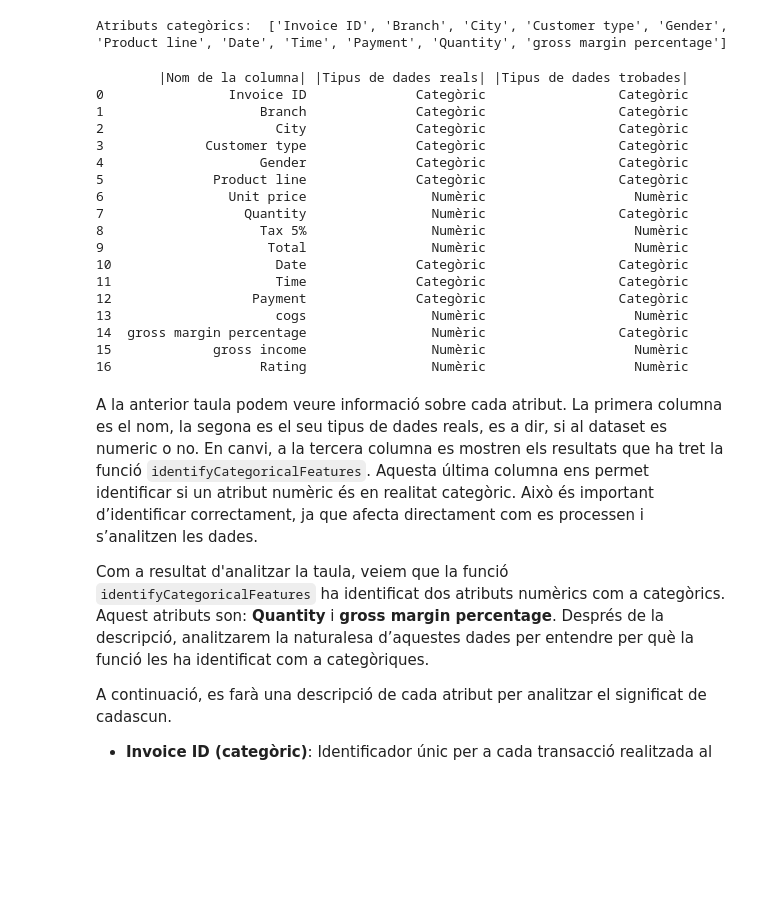
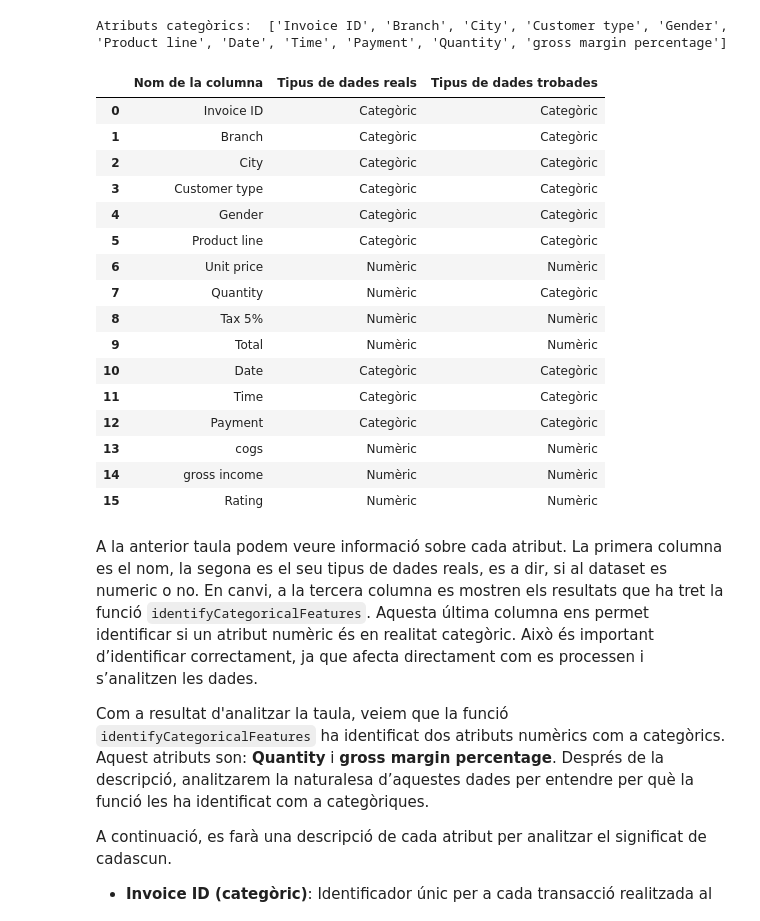
Before and after one commit to gabozan/Predictive-Modeling-on-Supermarket-Sales, a Jupyter notebook: supermarket_sales.ipynb, the cells around one changed output. Saved outputs shown, nothing was run; the diff lists cells and outputs as text; code cells hidden in the pictures; blank space fills up the shorter version.

```diff
--- a/supermarket_sales.ipynb
+++ b/supermarket_sales.ipynb
@@ -87,30 +87,29 @@ print("Atributs categòrics: ", atributsCategoricsIdentify)
 Atributs categòrics:  ['Invoice ID', 'Branch', 'City', 'Customer type', 'Gender', 'Product line', 'Date', 'Time', 'Payment', 'Quantity', 'gross margin percentage']
 # %%
 descripcio = pd.DataFrame({
-    "|Nom de la columna|": dataset.columns,
-    "|Tipus de dades reals|": ["Categòric" if str(dtype) == "object" else "Numèric" for dtype in dataset.dtypes],
-    "|Tipus de dades trobades|": ["Categòric" if col in atributsCategoricsIdentify else "Numèric" for col in dataset.columns]
+    "Nom de la columna": dataset.columns,
+    "Tipus de dades reals": ["Categòric" if str(dtype) == "object" else "Numèric" for dtype in dataset.dtypes],
+    "Tipus de dades trobades": ["Categòric" if col in atributsCategoricsIdentify else "Numèric" for col in dataset.columns]
 })
-print(descripcio)
+descripcio
 # %% [output]
-        |Nom de la columna| |Tipus de dades reals| |Tipus de dades trobades|
-0                Invoice ID              Categòric                 Categòric
-1                    Branch              Categòric                 Categòric
-2                      City              Categòric                 Categòric
-3             Customer type              Categòric                 Categòric
-4                    Gender              Categòric                 Categòric
-5              Product line              Categòric                 Categòric
-6                Unit price                Numèric                   Numèric
-7                  Quantity                Numèric                 Categòric
-8                    Tax 5%                Numèric                   Numèric
-9                     Total                Numèric                   Numèric
-10                     Date              Categòric                 Categòric
-11                     Time              Categòric                 Categòric
-12                  Payment              Categòric                 Categòric
-13                     cogs                Numèric                   Numèric
-14  gross margin percentage                Numèric                 Categòric
-15             gross income                Numèric                   Numèric
-16                   Rating                Numèric                   Numèric
+|  | Nom de la columna | Tipus de dades reals | Tipus de dades trobades |
+| 0 | Invoice ID | Categòric | Categòric |
+| 1 | Branch | Categòric | Categòric |
+| 2 | City | Categòric | Categòric |
+| 3 | Customer type | Categòric | Categòric |
+| 4 | Gender | Categòric | Categòric |
+| 5 | Product line | Categòric | Categòric |
+| 6 | Unit price | Numèric | Numèric |
+| 7 | Quantity | Numèric | Categòric |
+| 8 | Tax 5% | Numèric | Numèric |
+| 9 | Total | Numèric | Numèric |
+| 10 | Date | Categòric | Categòric |
+| 11 | Time | Categòric | Categòric |
+| 12 | Payment | Categòric | Categòric |
+| 13 | cogs | Numèric | Numèric |
+| 14 | gross income | Numèric | Numèric |
+| 15 | Rating | Numèric | Numèric |
 # %% [markdown]
 A la anterior taula podem veure informació sobre cada atribut. La primera columna es el nom, la segona es el seu tipus de dades reals, es a dir, si al dataset es numeric o no. En canvi, a la tercera columna es mostren els resultats que ha tret la funció `identifyCategoricalFeatures`. Aquesta última columna ens permet identificar si un atribut numèric és en realitat categòric. Això és important d’identificar correctament, ja que afecta directament com es processen i s’analitzen les dades.
 
```
Also changed, not shown: parts of 13 cells of this notebook.
